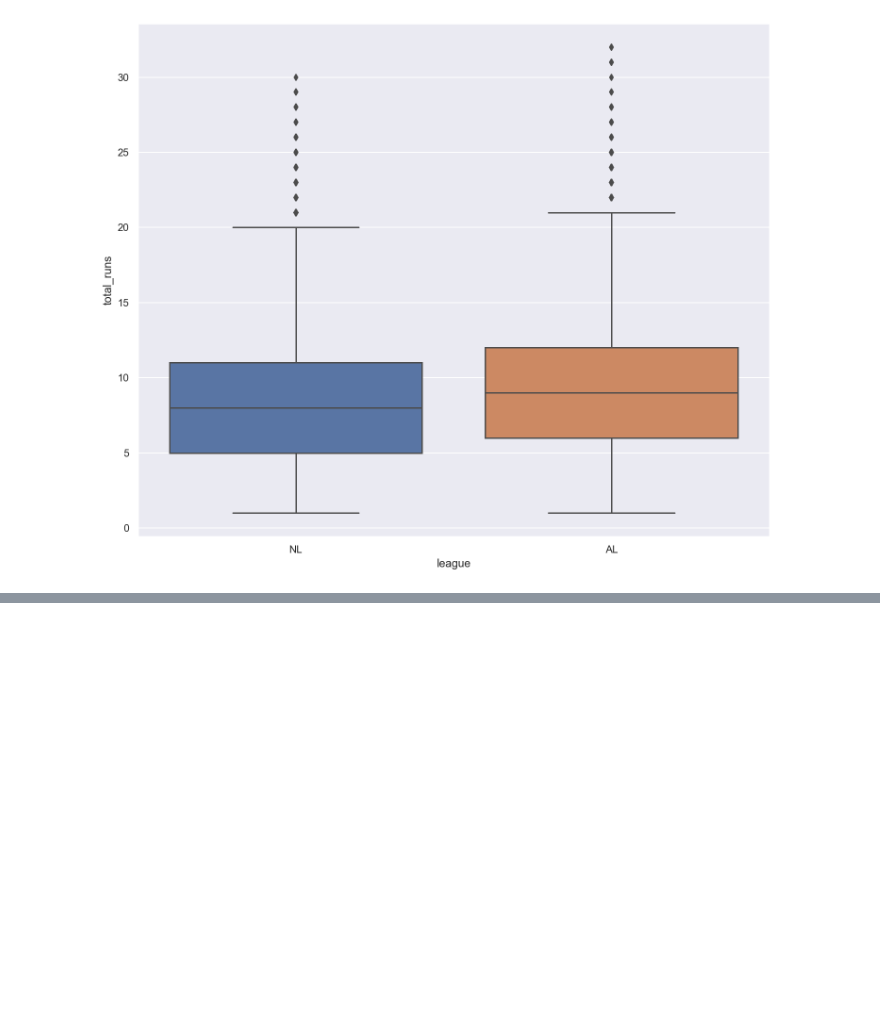
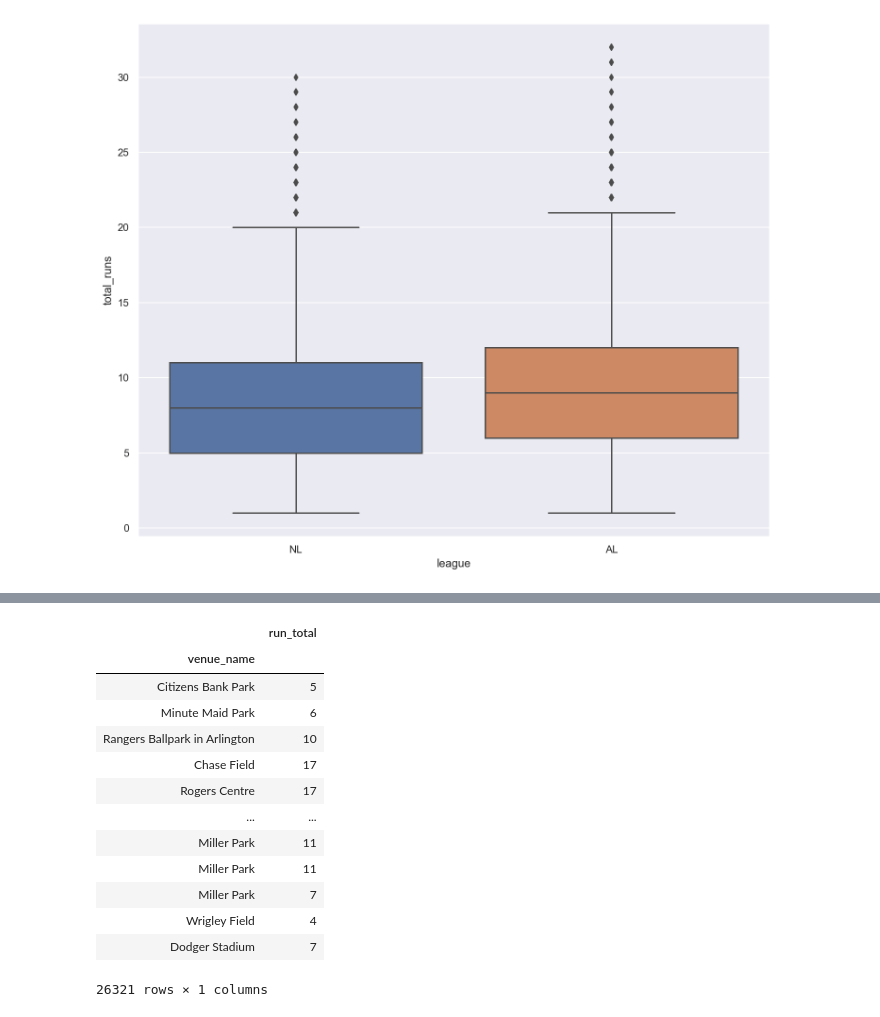
Before and after one commit to schlinkertc/MLB_Stats, a Jupyter notebook: analysis.ipynb, the cells around one changed output, grey strips where cells are left out. Saved outputs shown, nothing was run; the diff lists cells and outputs as text; code cells hidden in the pictures; blank space fills up the shorter version.

```diff
--- a/analysis.ipynb
+++ b/analysis.ipynb
@@ -111,0 +116,25 @@ sns.distplot(AL_sampleMeans)
+# %%
+runs_by_venue = query_helper.query_to_df("""select
+B.run_total, B.venue_name
+FROM
+(select i.gameid, i.away_team_runs+i.home_team_runs as run_total, v.`name` as venue_name
+from MLB_Stats.game_info i
+inner join MLB_Stats.venues v
+on i.venue_id=v.venue_id) B;""")
+# %%
+runs_by_venue.set_index('venue_name')
+# %% [output]
+|  | run_total |
+| venue_name |  |
+| Citizens Bank Park | 5 |
+| Minute Maid Park | 6 |
+| Rangers Ballpark in Arlington | 10 |
+| Chase Field | 17 |
+| Rogers Centre | 17 |
+| ... | ... |
+| Miller Park | 11 |
+| Miller Park | 11 |
+| Miller Park | 7 |
+| Wrigley Field | 4 |
+| Dodger Stadium | 7 |
+26321 rows × 1 columns
```
Also changed, not shown: parts of 2 cells of this notebook, 1 other file.
